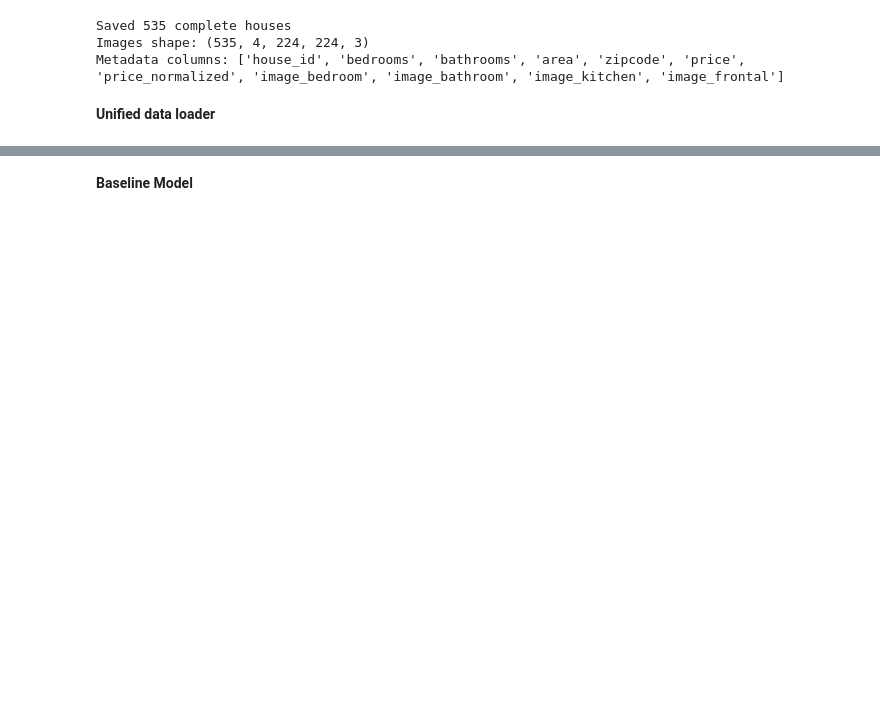
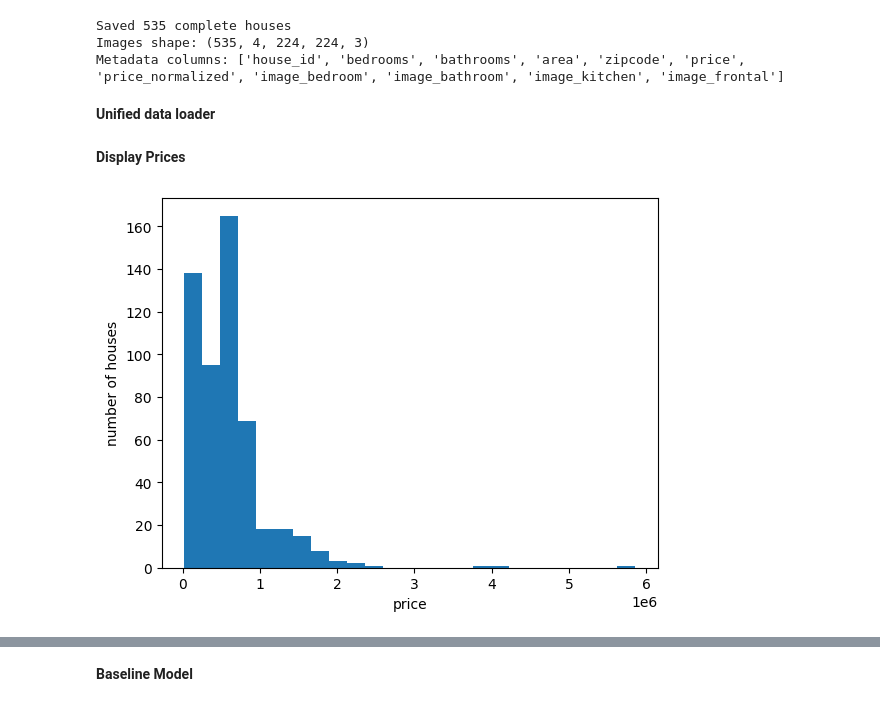
Before and after one commit to kaitlynchen1/PredictingHousingPrices, a Jupyter notebook: housingprices.ipynb, the cells around one changed output, grey strips where cells are left out. Cells and saved outputs as stored; diff of their text form; code cells hidden in the pictures; blank space fills up the shorter version.

```diff
--- a/housingprices.ipynb
+++ b/housingprices.ipynb
@@ -664,3 +655,15 @@ class HousePriceDataLoader:
         y_train = np.load(os.path.join(path, "y_train.npy"))
 
         return None, y_train, X_train  # Using images only
+# %% [markdown]
+**Display Prices**
+# %%
+import matplotlib.pyplot as plt
+
+
+plt.hist(metadata['price'], bins=25)
+plt.ylabel('number of houses')
+plt.xlabel('price')
+plt.show()
+# %% [output]
+[figure, added]
```
Also changed, not shown: parts of 20 cells of this notebook.
